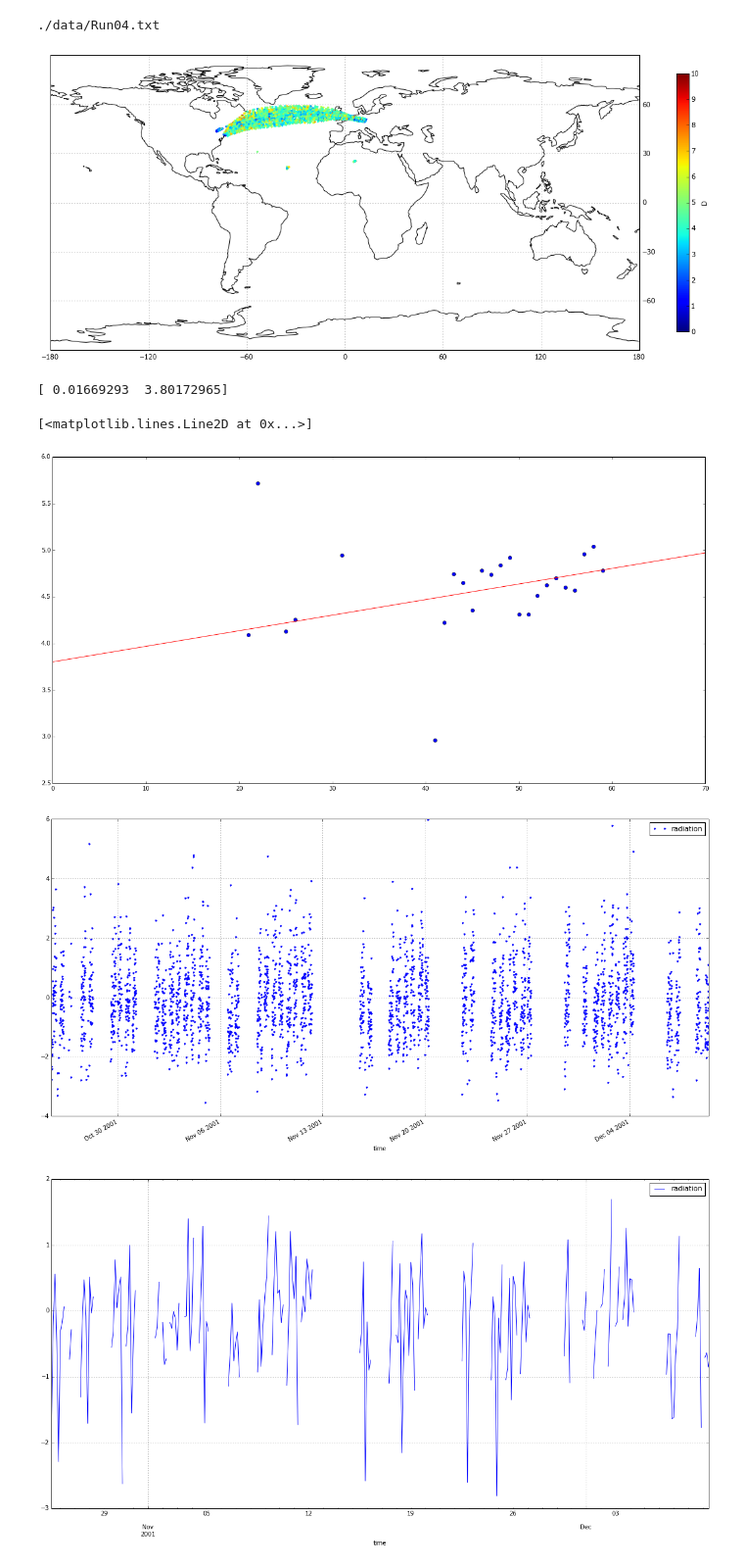
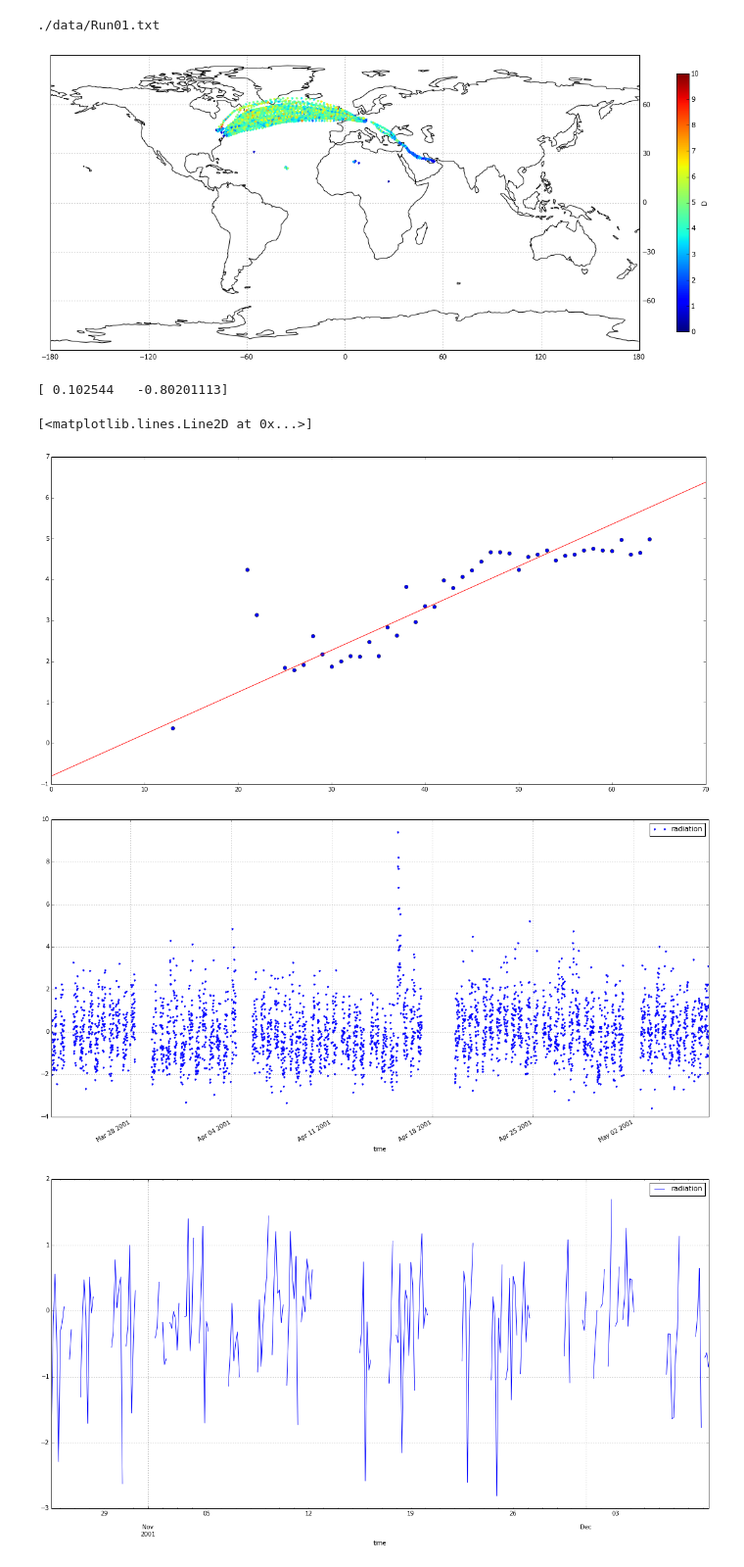
Before and after one commit to ODZ-UJF-AV-CR/liulin, a Jupyter notebook: FDold.ipynb, the cells around one changed output. Shown at 98% size. Saved outputs shown, nothing was run; the diff lists cells and outputs as text; code cells hidden in the pictures.

Commit message:
some sample data

```diff
--- a/FDold.ipynb
+++ b/FDold.ipynb
@@ -10,12 +10,12 @@ from matplotlib import cm, colors
 
 from glob import glob
 # %%
-#filename = './data/Run01.txt'
-filename = './data/Run04.txt'
+filename = './data/Run01.txt'
+#filename = './data/Run04.txt'
 #filename = './data/Run09.txt'
 
-#FD = '2001-4-12'
-FD = '2001-11-6'
+FD = '2001-4-12'
+#FD = '2001-11-6'
 #FD = '2005-9-11'
 
 df = pd.read_csv(filename,delim_whitespace=True, header=0 )
@@ -79,40 +79,40 @@ cb = plt.colorbar(sm, shrink=0.7)
 cb.set_label('D')
 plt.show()
 # %% [output]
-./data/Run04.txt
+./data/Run01.txt
-[figure, old version]
+[figure, new version]
 # %%
 # find latitude relation
 
 plt.figure(figsize=(20, 10))
 
 lat_rad = np.zeros(90)
 lat_num = np.zeros(90)
 
 
 # sum radiation for one degree
 for i in range(len(df)):
     if (df['H'][i]) > 0:
         lat_rad[int(round(df['lat'][i]))] += df['H'][i]
         lat_num[int(round(df['lat'][i]))] += 1
 
 # average calculation
 for i in range(90):
     lat_rad[i] /= lat_num[i]
 
 plt.plot(lat_rad,'o')
 
-pf_coef = np.polyfit(range(45,60),lat_rad[range(45,60)],1)
+pf_coef = np.polyfit(range(25,60),lat_rad[range(25,60)],1)
 
 print pf_coef
 
 p = (np.poly1d(pf_coef))
 
 plt.plot(sy.linspace(0,70), p(sy.linspace(0,70)), 'r-')
 # %% [output]
-[ 0.01669293  3.80172965]
+[ 0.102544   -0.80201113]
 [<matplotlib.lines.Line2D at 0x...>]
-[figure, old version]
+[figure, new version]
 # %%
 # subtract latitude ralation
 
@@ -138,7 +138,7 @@ df2.plot(figsize=(20,10), style='.')
 #plt.gcf().autofmt_xdate()
 df2.to_csv('./radiation.csv') # save merged data to output directory
 # %% [output]
-[figure, old version]
+[figure, new version]
 # %%
 # resample measurements per days
 df2 = pd.read_csv('./radiation.csv', sep=',', header=0, parse_dates='time' )
```
